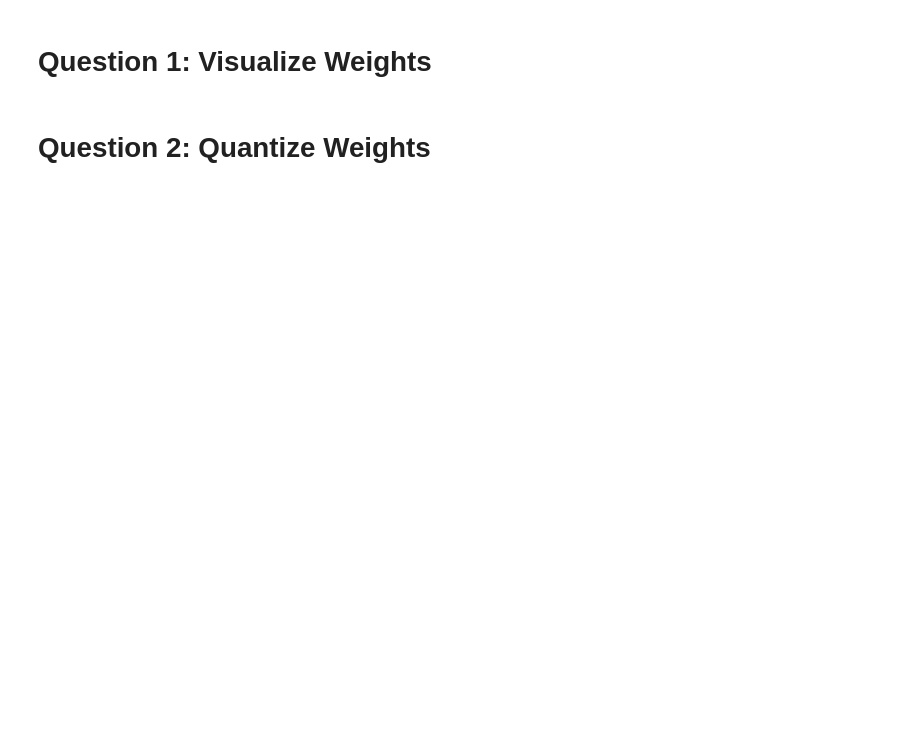
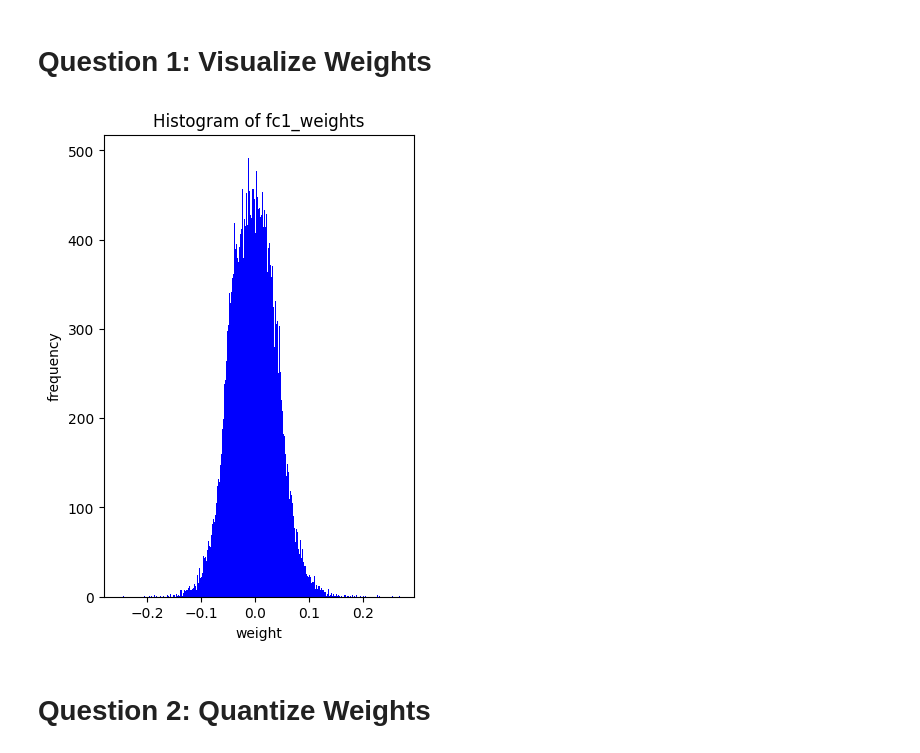
Before and after one commit to kaison0/HPML_assignment, a Jupyter notebook: assignment4/HPML_HWK4_Quantization.ipynb, the cells around one changed output. Cells and saved outputs as stored; diff of their text form; code cells hidden in the pictures; blank space fills up the shorter version.

```diff
--- a/assignment4/HPML_HWK4_Quantization.ipynb
+++ b/assignment4/HPML_HWK4_Quantization.ipynb
@@ -170,10 +170,24 @@ import matplotlib.pyplot as plt
 import numpy as np
 # %%
 # ADD YOUR CODE HERE to plot distributions of weights
+import matplotlib.pyplot as plt
 
 # You can get a flattened vector of the weights of fc1 like this:
 #   fc1_weights = net.fc1.weight.data.cpu().view(-1)
 # Try plotting a histogram of fc1_weights (and the weights of all the other layers as well)
+
+def plot_weights(model):
+  fc1_weights = model.fc1.weight.data.cpu().view(-1)
+  plt.figure(figsize=(4, 6))
+  plt.hist(fc1_weights.numpy(), bins=500, color='blue')
+  plt.title('Histogram of fc1_weights')
+  plt.xlabel('weight')
+  plt.ylabel('frequency')
+  plt.show()
+# %%
+plot_weights(net)
+# %% [output]
+[figure, added]
 # %% [markdown]
 # Question 2: Quantize Weights
 # %%
```
Also changed, not shown: parts of 9 cells of this notebook.
